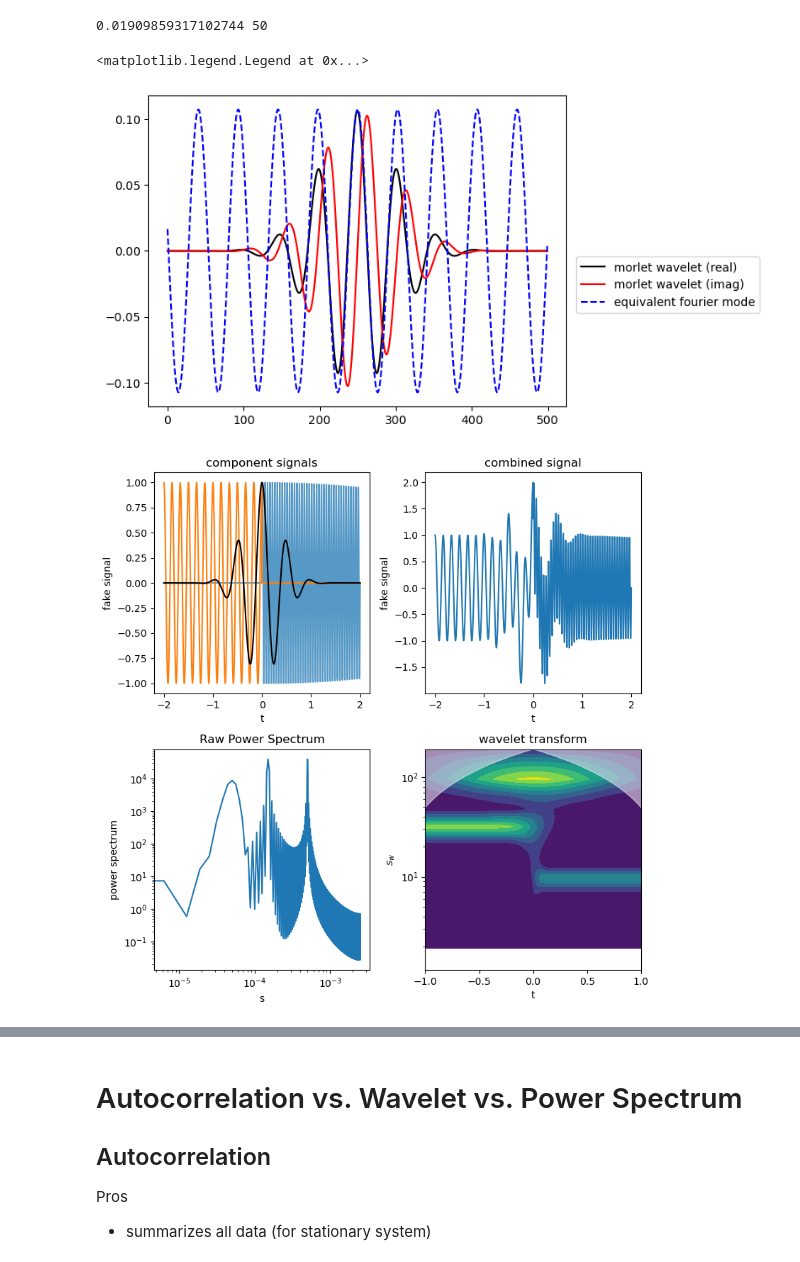
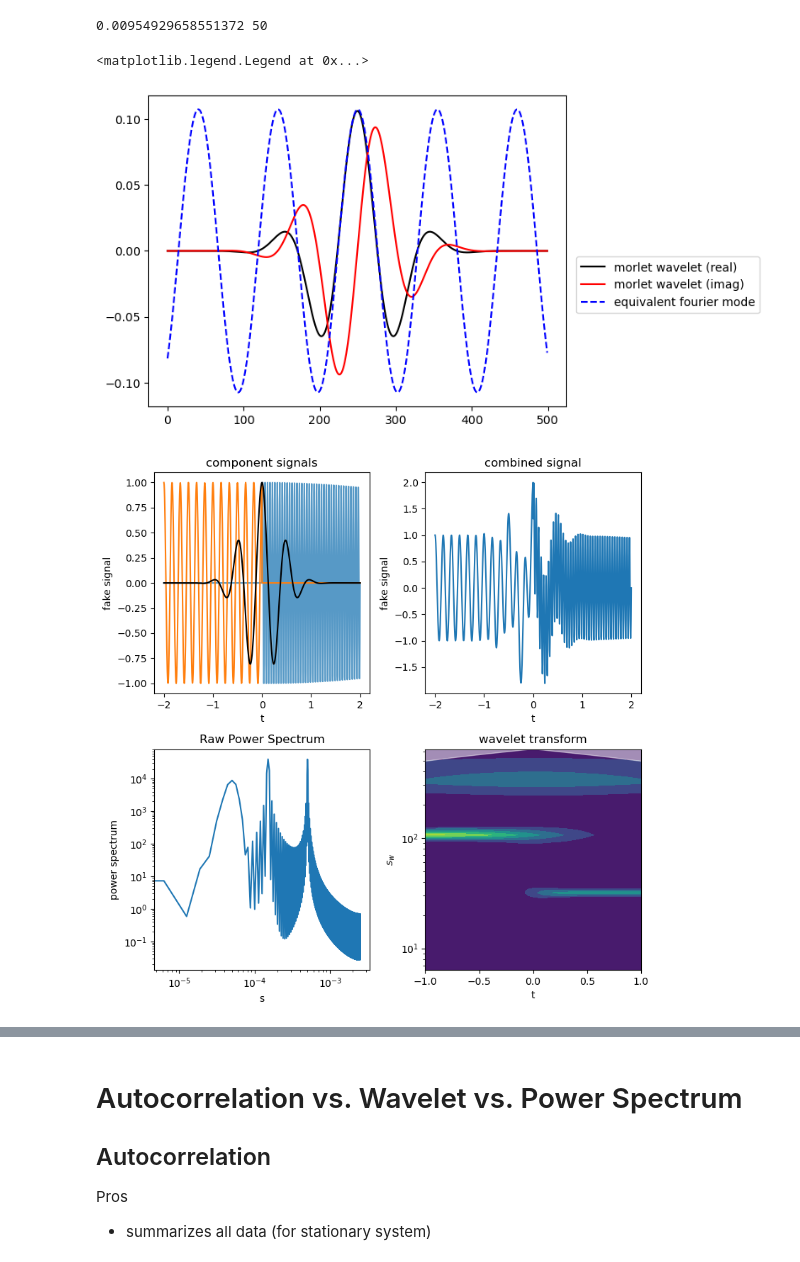
Before and after one commit to rfajber/ResearchMethodsCourse, a Jupyter notebook: notes/3.5_Extra.ipynb, the cells around one changed output, grey strips where cells are left out. Drawn from its saved outputs; the diff is of its cells as text; code cells hidden in the pictures.

```diff
--- a/notes/3.5_Extra.ipynb
+++ b/notes/3.5_Extra.ipynb
@@ -67,20 +67,20 @@ plt.xlim([0,dt])
 # %%
 N=500
 fs=1
 s=50
-w=6
+w=3
 f=w/(2*s*np.pi)
 print(f,s)
 w=sig.morlet2(N,s,w=w)
 plt.plot(np.real(w),'k',label='morlet wavelet (real)')
 plt.plot(np.imag(w),'r-',label='morlet wavelet (imag)')
 plt.plot(1/np.sqrt(s)*0.76*np.cos(2*np.pi*np.arange(-len(w)//2,len(w)//2)*f),'b--',label='equivalent fourier mode')
 
 plt.legend(bbox_to_anchor=[1.01,0.5])
 # %% [output]
-0.01909859317102744 50
+0.00954929658551372 50
 <matplotlib.legend.Legend at 0x...>
-[figure, old version]
+[figure, new version]
 # %%
 t, dt = np.linspace(-2, 2, 800, retstep=True)
 
@@ -92,7 +92,7 @@ sig01  = sig.gausspulse(t - 0, fc=2)
 sig1  = sig00 + sig01 + sig02
 
 fs = 1/dt
-w = 6.
+w = 20.
 
 freq = np.linspace(1, fs/2, 100)
 widths = w*fs / (2*freq*np.pi)
@@ -153,7 +153,7 @@ plt.ylabel('$s_w$')
 
 plt.tight_layout()
 # %% [output]
-[figure, old version]
+[figure, new version]
 # %% [markdown]
 ## Choice of Wavelet Function
 
```
Also changed, not shown: parts of 5 cells of this notebook, 32 other files.
